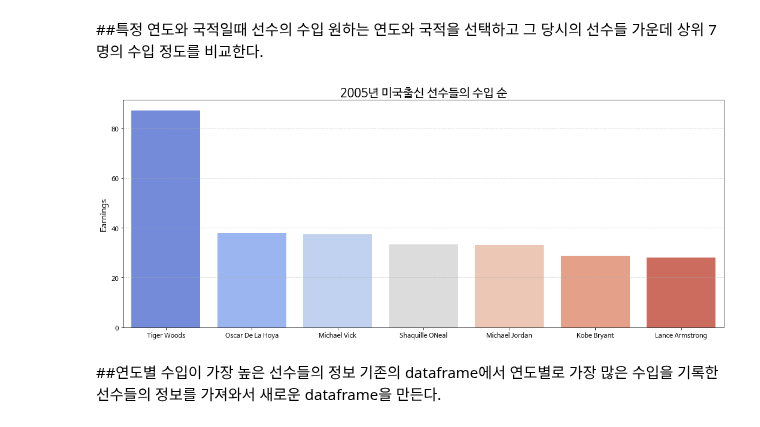
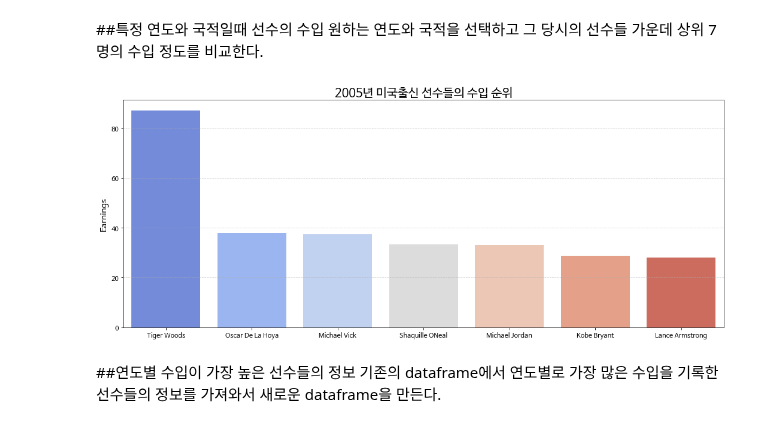
Before and after one commit to gjsin1105/DAP__, a Jupyter notebook: FinalProject(201811895).ipynb, the cells around one changed output. Cells and saved outputs as stored; diff of their text form; code cells hidden in the pictures.

```diff
--- a/FinalProject(201811895).ipynb
+++ b/FinalProject(201811895).ipynb
@@ -196,17 +218,17 @@ plt.show()
 # %%
 nation = df['Nationality'].isin(['USA'])
 na_usa = df[nation]
 year = na_usa['Year'].isin(['2005'])
 y2010 = na_usa[year]
 USA = y2010.groupby('Name')['Earnings'].sum().sort_values(ascending=False)[:7]
 name = [name for name in USA.index]
 plt.figure(figsize=(18, 7))
-plt.title('2005년 미국출신 선수들의 수입 순',fontsize=20)
+plt.title('2005년 미국출신 선수들의 수입 순위',fontsize=20)
 plt.grid(True, alpha=0.5, linestyle='--')
 sns.barplot(x=name ,y=USA, palette=sns.color_palette('coolwarm', 7))
 plt.show()
 # %% [output]
-[figure, old version]
+[figure, new version]
 # %% [markdown]
 ##연도별 수입이 가장 높은 선수들의 정보
 기존의 dataframe에서 연도별로 가장 많은 수입을 기록한 선수들의 정보를 가져와서 새로운 dataframe을 만든다.
```
Also changed, not shown: parts of 1 cell of this notebook.
